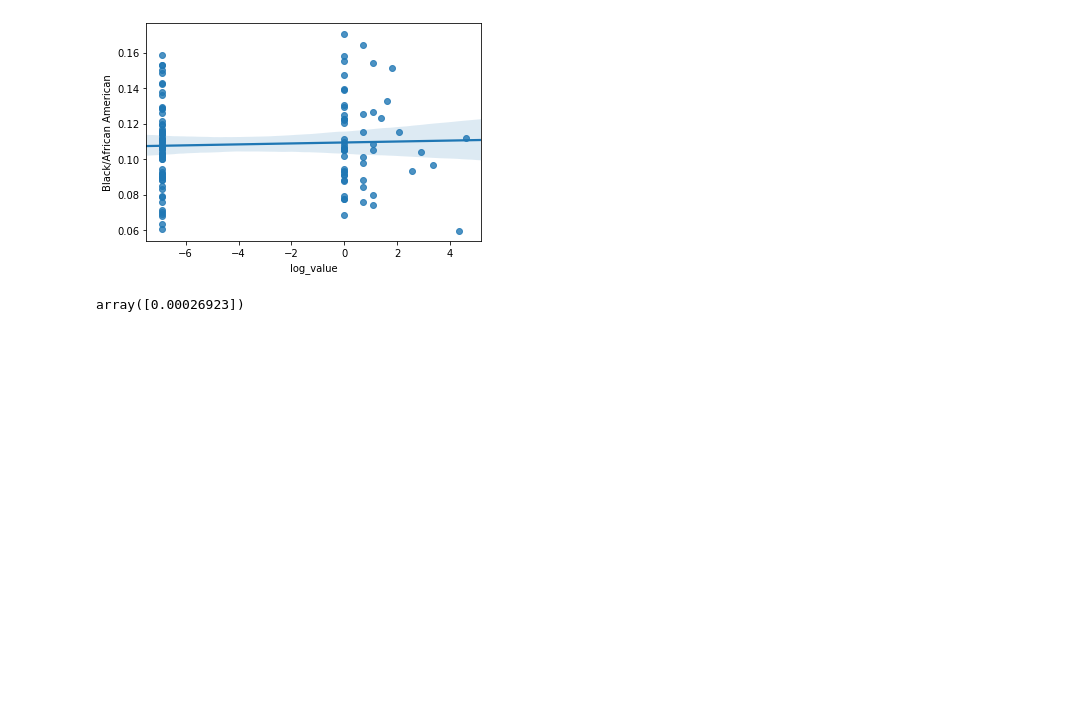
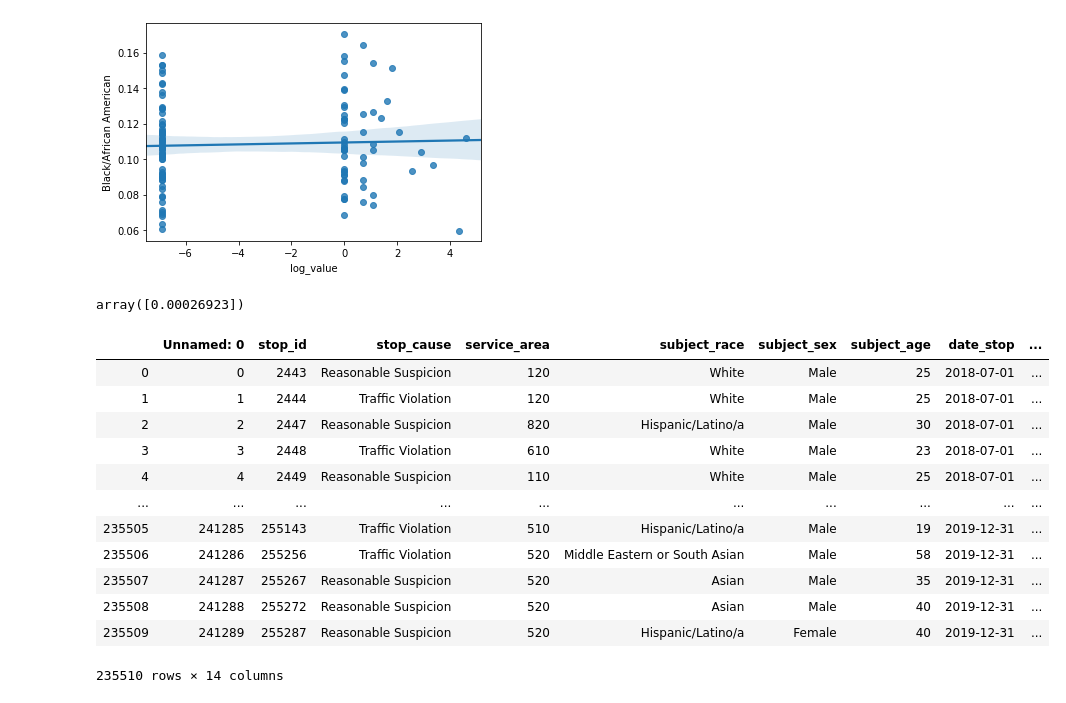
Before and after one commit to tevans-barton/Fair-Policing-Capstone, a Jupyter notebook: notebooks/RegressionNotebook.ipynb, the cells around one changed output. Saved outputs shown, nothing was run; the diff lists cells and outputs as text; code cells hidden in the pictures; blank space fills up the shorter version.

```diff
--- a/notebooks/RegressionNotebook.ipynb
+++ b/notebooks/RegressionNotebook.ipynb
@@ -161,3 +145,19 @@ y = regression(('07-08-2014', '11-08-2014'), 'Black/African American', 'Ray Rice
 y.coef_
 # %% [output]
 array([0.00026923])
+# %%
+df_2018_2019
+# %% [output]
+|  | Unnamed: 0 | stop_id | stop_cause | service_area | subject_race | subject_sex | subject_age | date_stop | ... |
+| 0 | 0 | 2443 | Reasonable Suspicion | 120 | White | Male | 25 | 2018-07-01 | ... |
+| 1 | 1 | 2444 | Traffic Violation | 120 | White | Male | 25 | 2018-07-01 | ... |
+| 2 | 2 | 2447 | Reasonable Suspicion | 820 | Hispanic/Latino/a | Male | 30 | 2018-07-01 | ... |
+| 3 | 3 | 2448 | Traffic Violation | 610 | White | Male | 23 | 2018-07-01 | ... |
+| 4 | 4 | 2449 | Reasonable Suspicion | 110 | White | Male | 25 | 2018-07-01 | ... |
+| ... | ... | ... | ... | ... | ... | ... | ... | ... | ... |
+| 235505 | 241285 | 255143 | Traffic Violation | 510 | Hispanic/Latino/a | Male | 19 | 2019-12-31 | ... |
+| 235506 | 241286 | 255256 | Traffic Violation | 520 | Middle Eastern or South Asian | Male | 58 | 2019-12-31 | ... |
+| 235507 | 241287 | 255267 | Reasonable Suspicion | 520 | Asian | Male | 35 | 2019-12-31 | ... |
+| 235508 | 241288 | 255272 | Reasonable Suspicion | 520 | Asian | Male | 40 | 2019-12-31 | ... |
+| 235509 | 241289 | 255287 | Reasonable Suspicion | 520 | Hispanic/Latino/a | Female | 40 | 2019-12-31 | ... |
+235510 rows × 14 columns
```
Also changed, not shown: parts of 13 cells of this notebook, 2 other files.
